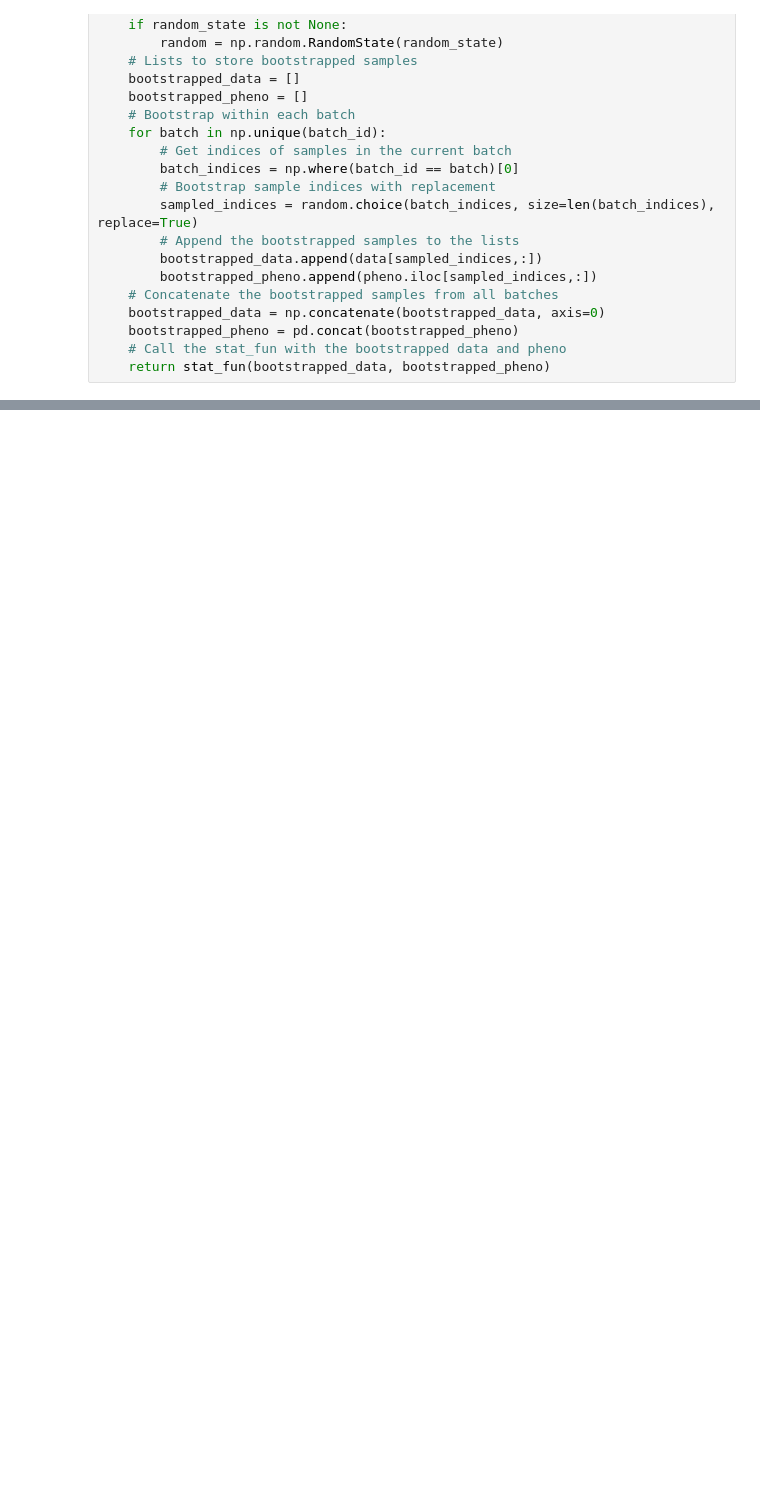
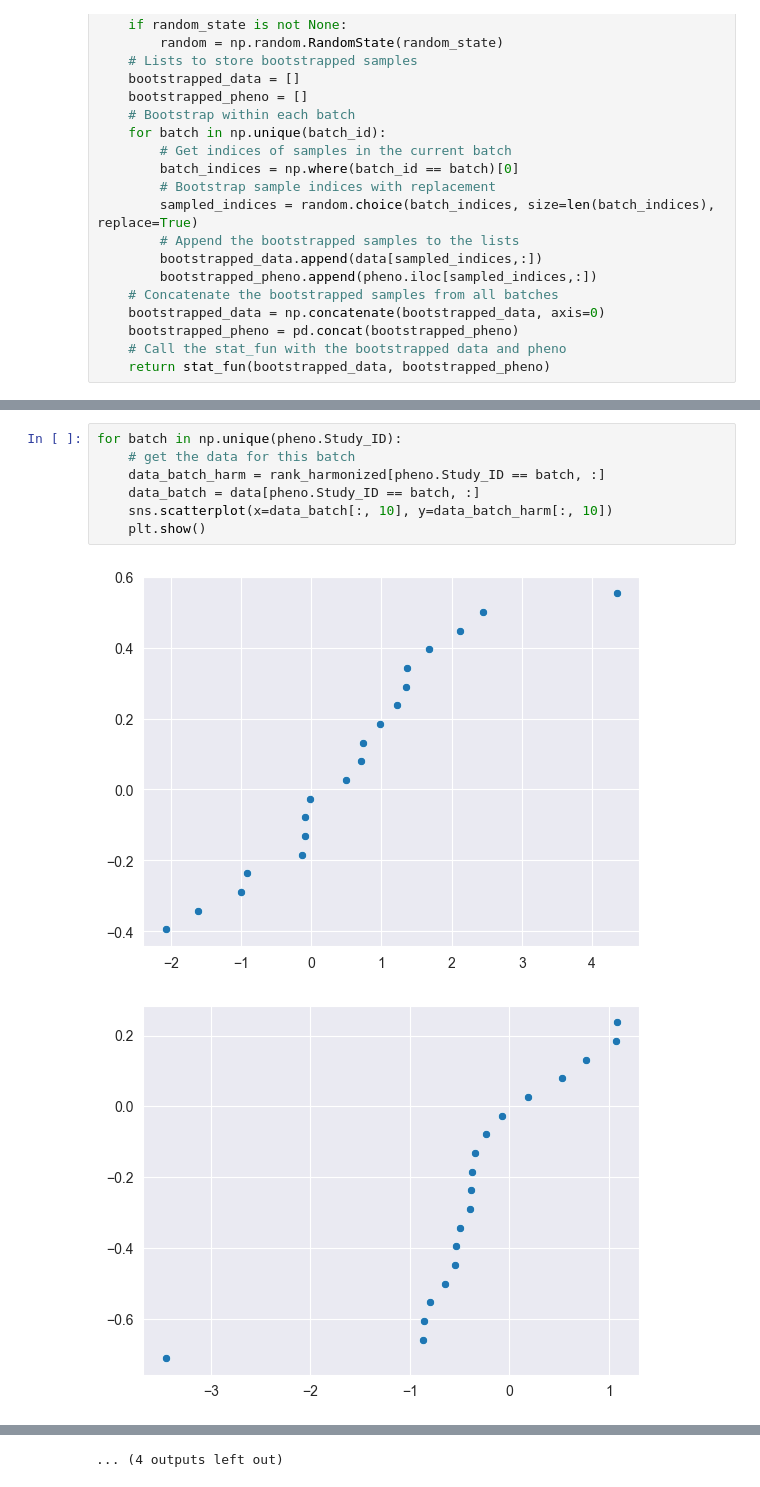
Before and after one commit to pni-lab/placebo-conditioning-meta-analysis, a Jupyter notebook: imaging/meta-bootstrap.ipynb, the cells around one changed output, grey strips where cells are left out. Cells and saved outputs as stored; diff of their text form; blank space fills up the shorter version.

```diff
--- a/imaging/meta-bootstrap.ipynb
+++ b/imaging/meta-bootstrap.ipynb
@@ -197,0 +220,10 @@ pheno.iloc[[10,11,10]]
+# %%
+for batch in np.unique(pheno.Study_ID):
+    # get the data for this batch
+    data_batch_harm = rank_harmonized[pheno.Study_ID == batch, :]
+    data_batch = data[pheno.Study_ID == batch, :]
+    sns.scatterplot(x=data_batch[:, 10], y=data_batch_harm[:, 10])
+    plt.show()
+# %% [output]
+[figure, added]
+[figure, added]
@@ -197,0 +240 @@ pheno.iloc[[10,11,10]]
+... (4 outputs left out)
```
Also changed, not shown: parts of 8 cells of this notebook, 33 other files.
